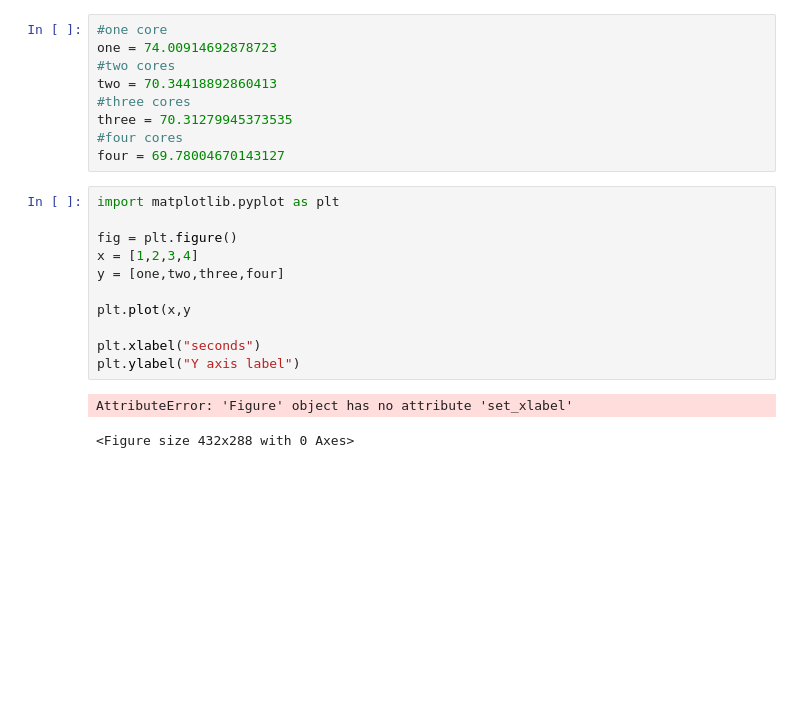
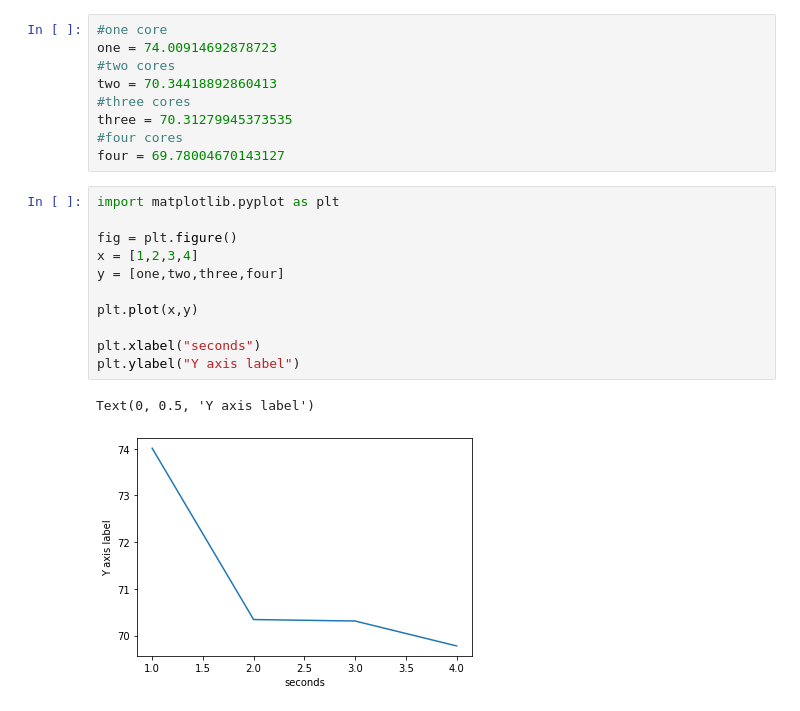
Before and after one commit to Wiiberg/Dataengineering1_project-, a Jupyter notebook: test.ipynb, the cells around one changed output. Drawn from its saved outputs; the diff is of its cells as text; blank space fills up the shorter version.

```diff
--- a/test.ipynb
+++ b/test.ipynb
@@ -118,14 +115,14 @@ four = 69.78004670143127
 # %%
 import matplotlib.pyplot as plt
 
 fig = plt.figure()
 x = [1,2,3,4]
 y = [one,two,three,four]
 
-plt.plot(x,y
+plt.plot(x,y)
 
 plt.xlabel("seconds")
 plt.ylabel("Y axis label")
 # %% [output]
-AttributeError: 'Figure' object has no attribute 'set_xlabel'
+Text(0, 0.5, 'Y axis label')
-<Figure size 432x288 with 0 Axes>
+[figure, added]
```
Also changed, not shown: parts of 16 cells of this notebook.
